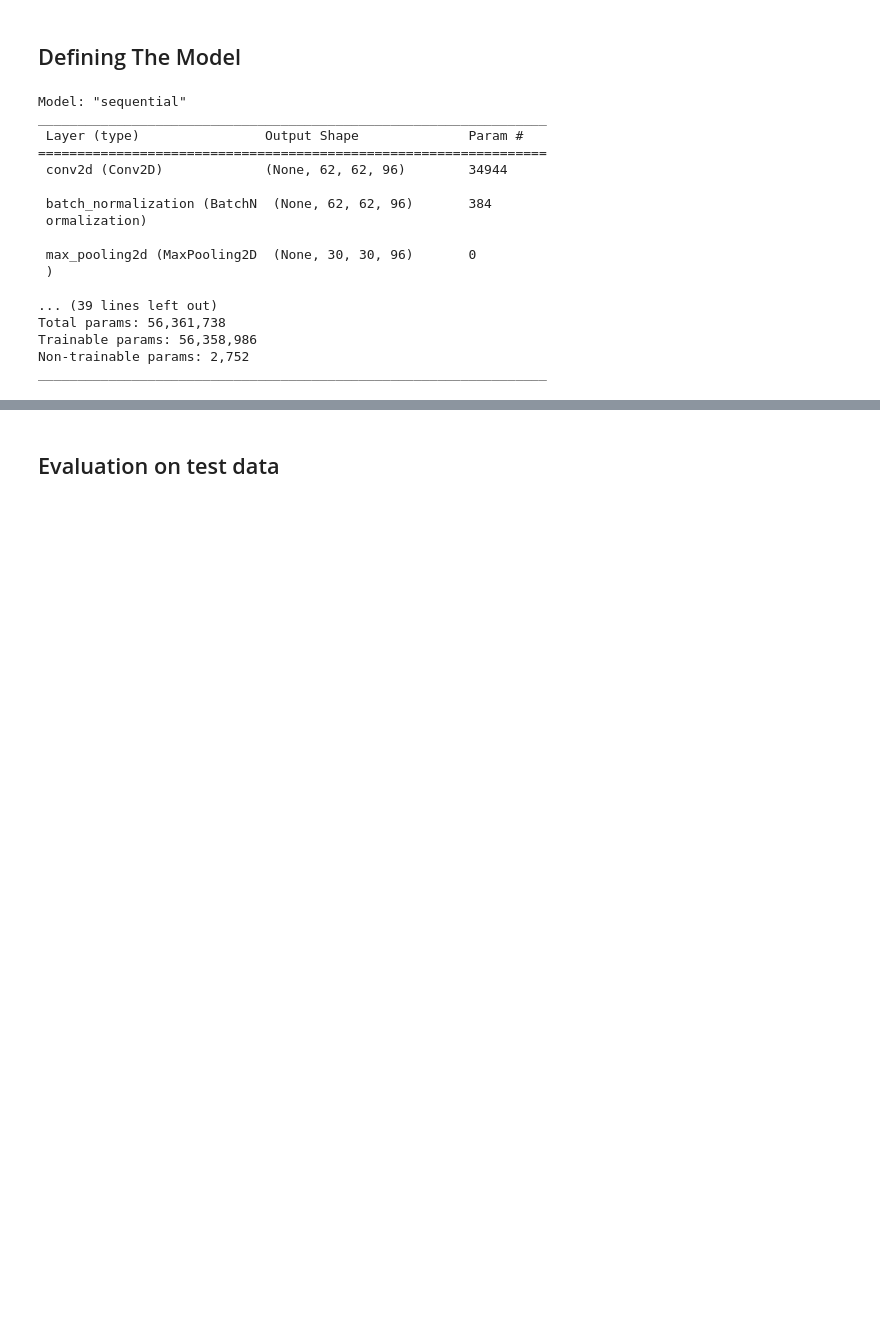
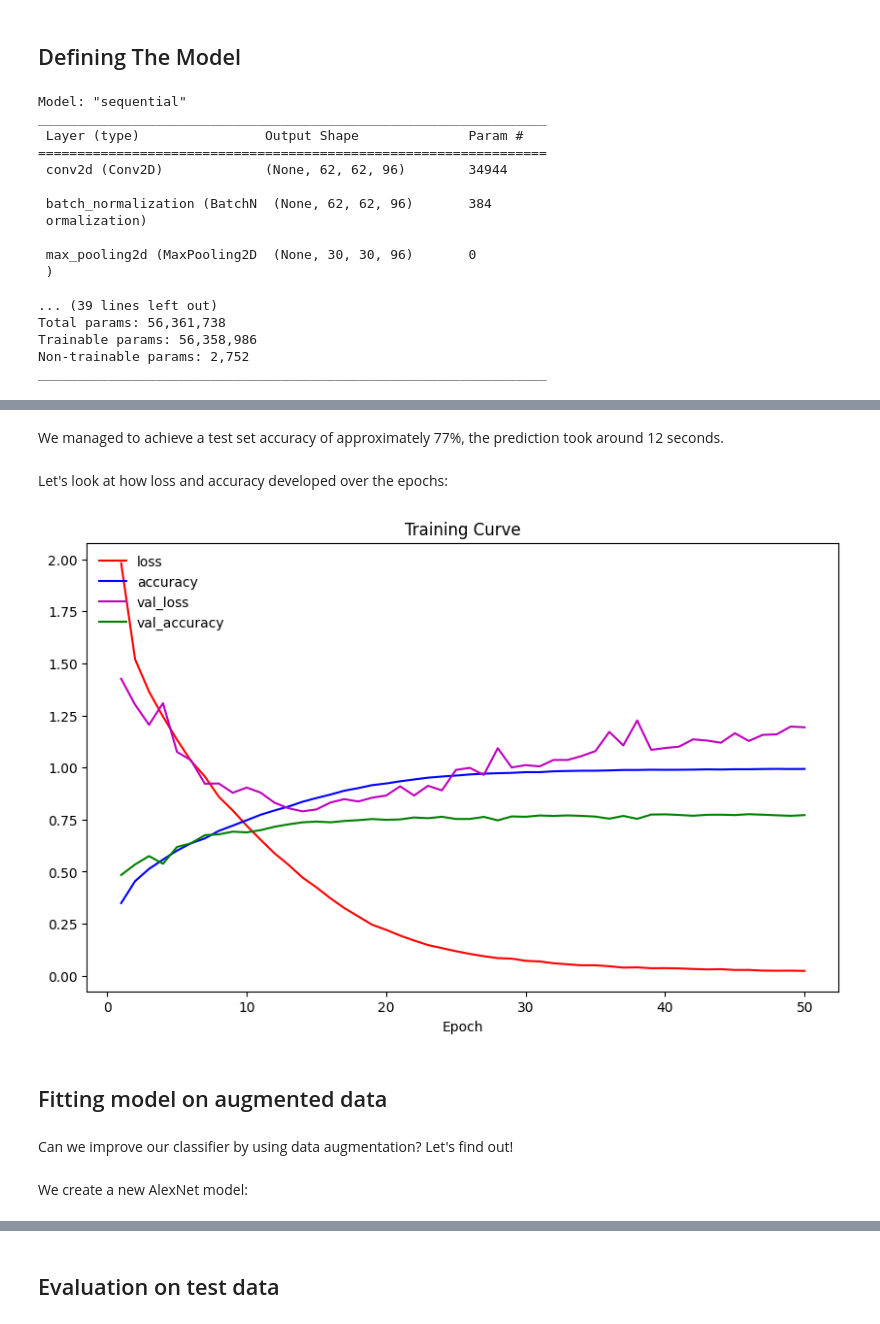
Before and after one commit to Sejmou/ml-ex3, a Jupyter notebook: notebooks/AlexNet_CIFAR-10.ipynb, the cells around one changed output, grey strips where cells are left out. Saved outputs shown, nothing was run; the diff lists cells and outputs as text; code cells hidden in the pictures; blank space fills up the shorter version.

```diff
--- a/notebooks/AlexNet_CIFAR-10.ipynb
+++ b/notebooks/AlexNet_CIFAR-10.ipynb
@@ -166,17 +240,0 @@ checkpoint_cb = tf.keras.callbacks.ModelCheckpoint(filepath=checkpoint_path,
-# %%
-time_path = save_path + 'fit_times.csv'
-
-class TimeHistory(keras.callbacks.Callback):
-    def on_train_begin(self, logs={}):
-        self.times = []
-
-    def on_epoch_begin(self, batch, logs={}):
-        self.epoch_time_start = time.time()
-
-    def on_epoch_end(self, batch, logs={}):
-      epoch_fit_time = time.time() - self.epoch_time_start
-      with open(time_path, 'a') as f:
-        f.write(f'{batch},{epoch_fit_time}\n')
-      self.times.append(epoch_fit_time)
-
-time_cb = TimeHistory()
@@ -182,0 +245,10 @@ time_cb = TimeHistory()
+# %%
+from keras.callbacks import ModelCheckpoint
+
+log_dir = os.path.join(root_log_dir, 'no_augmentation')
+
+checkpoint_path = os.path.join(log_dir, 'best_val_acc_weights.h5')
+checkpoint_cb = ModelCheckpoint(filepath=checkpoint_path,
+                             monitor='val_accuracy',
+                             verbose=1,
+                             save_best_only=True)
@@ -182,0 +258,4 @@ time_cb = TimeHistory()
+# %%
+from keras.callbacks import TensorBoard
+
+tensorboard_cb = TensorBoard(os.path.join(log_dir, 'tensorboard'))
@@ -183,8 +264,10 @@ time_cb = TimeHistory()
 # %%
-model.fit(train_ds,
-          epochs=50,
+epochs = 50
+
+history = model.fit(train_ds,
+          epochs=epochs,
           validation_data=validation_ds,
           validation_freq=1,
-          callbacks=[tensorboard_cb, checkpoint_cb, time_cb])
+          callbacks=[checkpoint_cb, time_cb, tensorboard_cb])
 # %% [output]
 Epoch 1/50
@@ -207,0 +308,14 @@ Epoch 50: saving model to ./CIFAR-10/AlexNet/2022-02-18_20-44-29/checkpoints/cp-
+# %% [markdown]
+We managed to achieve a test set accuracy of approximately 77%, the prediction took around 12 seconds.
+# %% [markdown]
+Let's look at how loss and accuracy developed over the epochs:
+# %%
+from helper_scripts.deep_learning import plot_loss_and_acc
+
+plot_loss_and_acc(history.history, epochs)
+# %% [output]
+[figure, added]
+# %% [markdown]
+## Fitting model on augmented data
+# %% [markdown]
+Can we improve our classifier by using data augmentation? Let's find out!
@@ -207,0 +335,2 @@ Epoch 50: saving model to ./CIFAR-10/AlexNet/2022-02-18_20-44-29/checkpoints/cp-
+# %% [markdown]
+We create a new AlexNet model:
```
Also changed, not shown: parts of 55 cells of this notebook.
